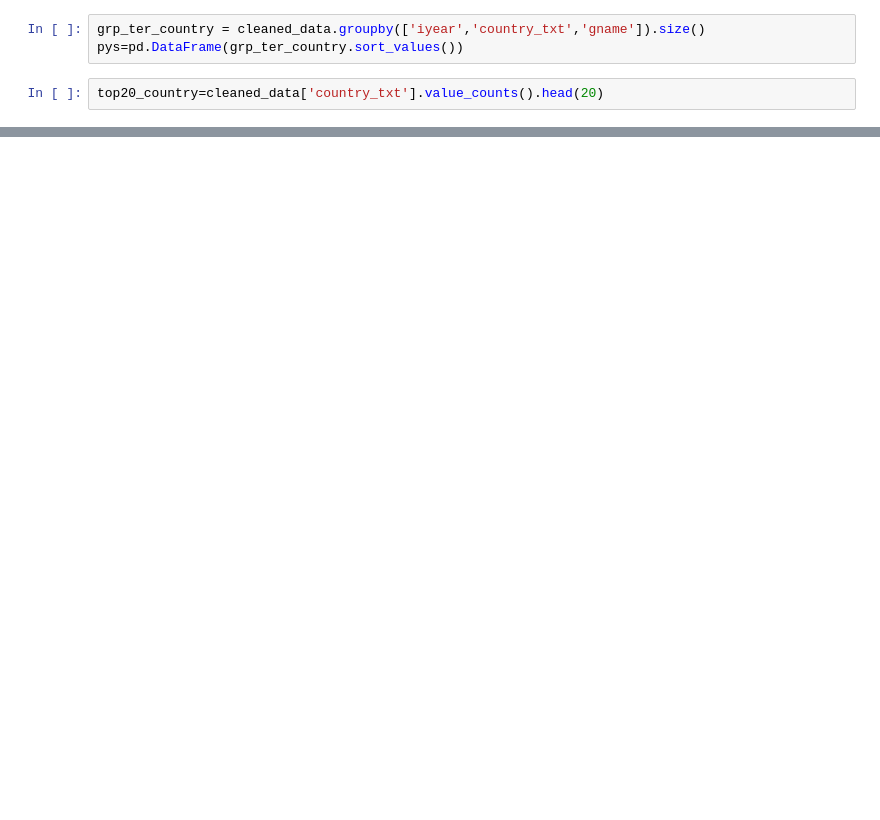
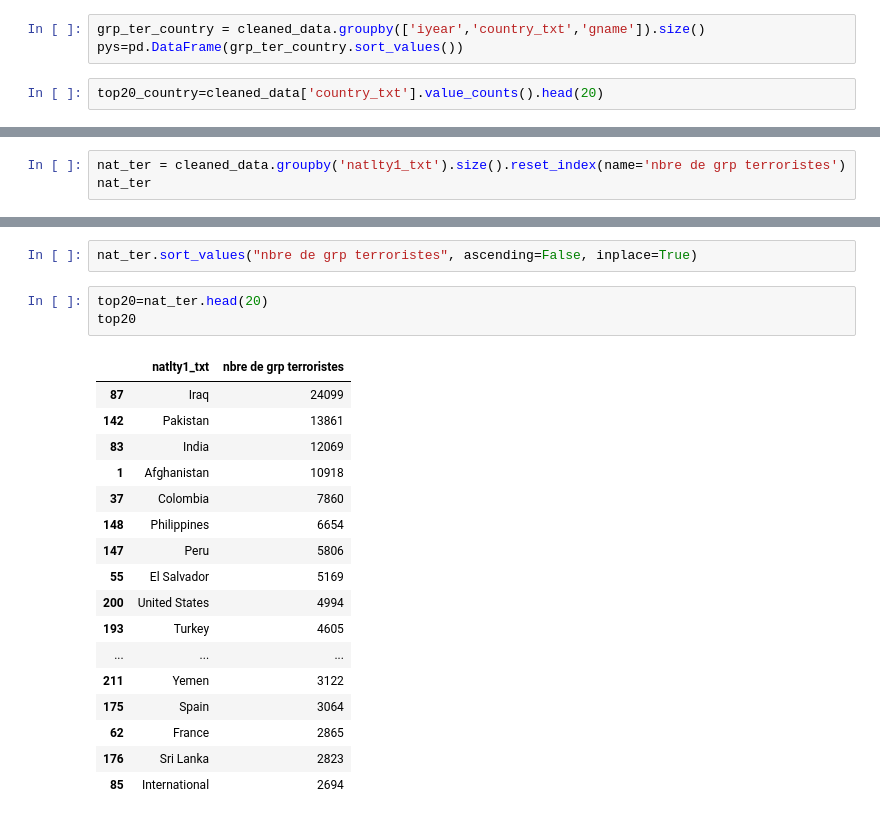
Before and after one commit to Oumar199/TerroristAttackDashboard, a Jupyter notebook: exploration.ipynb, the cells around one changed output, grey strips where cells are left out. Cells and saved outputs as stored; diff of their text form; blank space fills up the shorter version.

```diff
--- a/exploration.ipynb
+++ b/exploration.ipynb
@@ -228,0 +225,3 @@ fig.show()
+# %%
+nat_ter = cleaned_data.groupby('natlty1_txt').size().reset_index(name='nbre de grp terroristes')
+nat_ter
@@ -228,0 +242,23 @@ fig.show()
+# %%
+nat_ter.sort_values("nbre de grp terroristes", ascending=False, inplace=True)
+# %%
+top20=nat_ter.head(20)
+top20
+# %% [output]
+|  | natlty1_txt | nbre de grp terroristes |
+| 87 | Iraq | 24099 |
+| 142 | Pakistan | 13861 |
+| 83 | India | 12069 |
+| 1 | Afghanistan | 10918 |
+| 37 | Colombia | 7860 |
+| 148 | Philippines | 6654 |
+| 147 | Peru | 5806 |
+| 55 | El Salvador | 5169 |
+| 200 | United States | 4994 |
+| 193 | Turkey | 4605 |
+| ... | ... | ... |
+| 211 | Yemen | 3122 |
+| 175 | Spain | 3064 |
+| 62 | France | 2865 |
+| 176 | Sri Lanka | 2823 |
+| 85 | International | 2694 |
```
Also changed, not shown: parts of 36 cells of this notebook.
